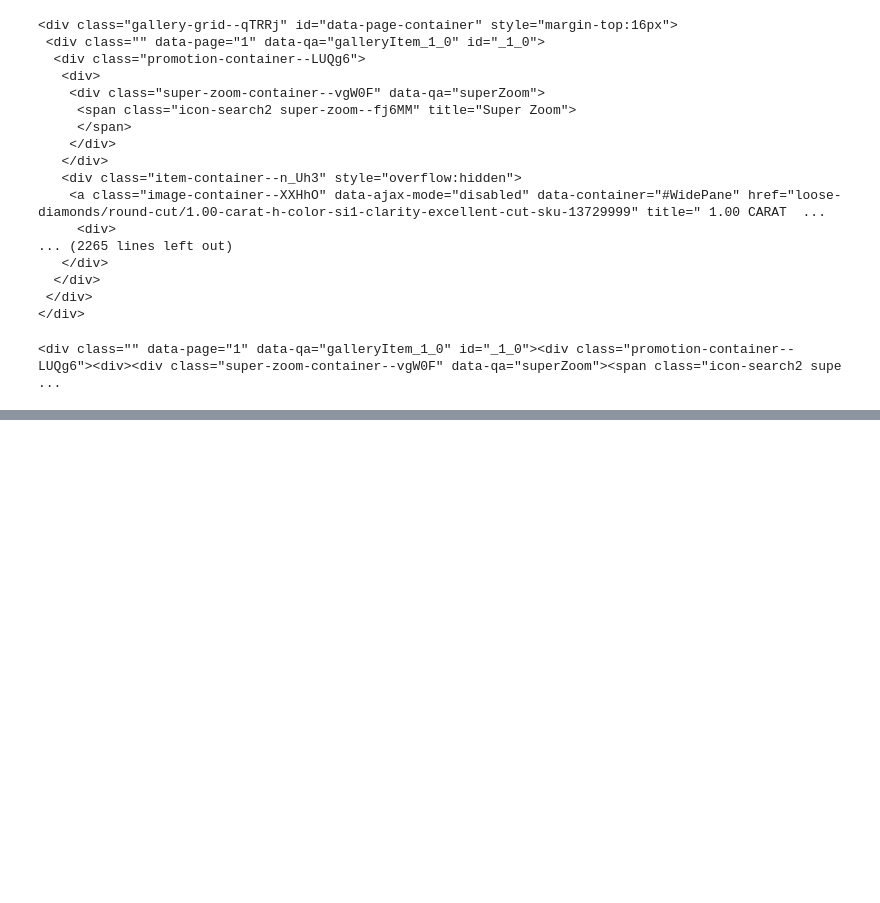
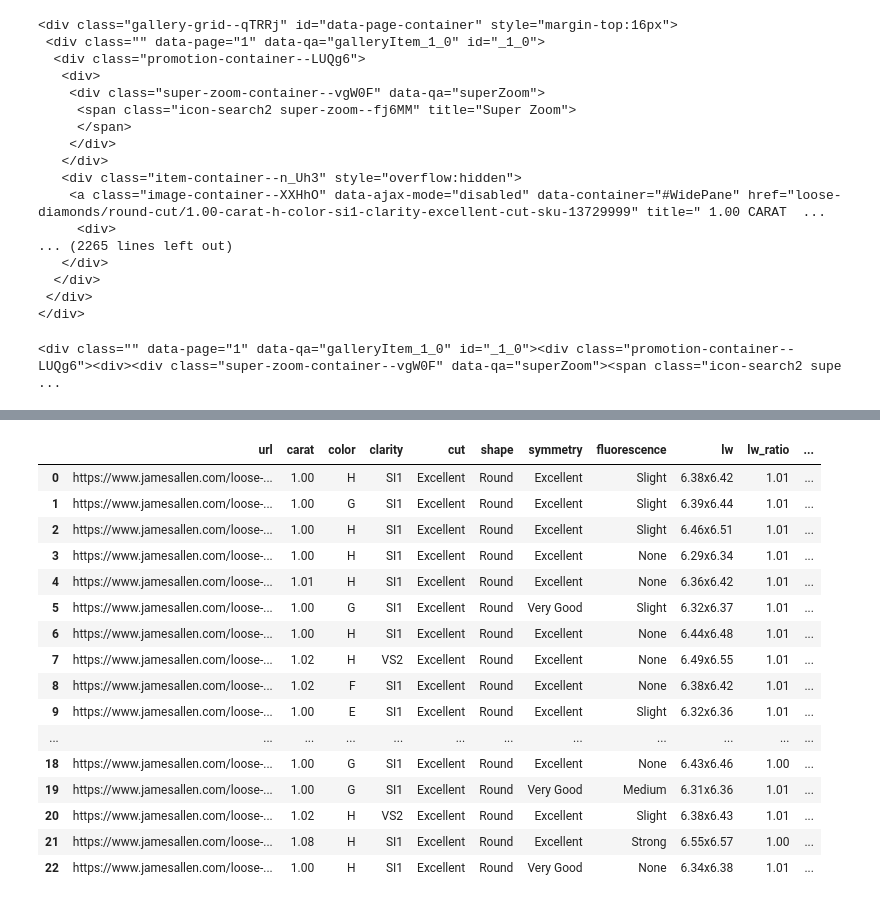
Before and after one commit to GitlerIsrael/Diamonds-price-prediction-model, a Jupyter notebook: Diamonds.ipynb, the cells around one changed output, grey strips where cells are left out. Cells and saved outputs as stored; diff of their text form; code cells hidden in the pictures; blank space fills up the shorter version.

Commit message:
web-scraping for each diamond in page

```diff
--- a/Diamonds.ipynb
+++ b/Diamonds.ipynb
@@ -78,13 +78,21 @@ def retrieve_data(page, listing_divs):
         url = current_diamond.select('a[class*=image-container]')[0]['href']
         url = 'https://www.jamesallen.com/'+url
 
-        data = current_diamond.select('a[class*=item-description]')[0].select('span')[0].string
-        data = data.split()
-        carat = data[0]
-        color = data[2]
-        clarity = data[3]
-        cut = data[4]
-        shape = data[6]
+        r = requests.get(url)
+        soup = bs(r.content, "html5lib")
+
+        data = soup.select('div[class*=tablesContainer]')[0]
+
+        carat = data.select('div[data-qa*=stone_carat_value]')[0].string
+        color = data.select('div[data-qa*=stone_color_value]')[0].string
+        clarity = data.select('div[data-qa*=stone_clarity_value]')[0].string
+        cut = data.select('div[data-qa*=stone_cut_value]')[0].string
+        shape = data.select('div[data-qa*=stone_shape_value]')[0].string
+        symmetry = data.select('div[data-qa*=stone_symmetry_value]')[0].string
+        fluorescence = data.select('div[data-qa*=stone_fluorescence_value]')[0].string
+        lw = data.select('div[data-qa*=stone_lw_value]')[0].string
+        lw_ratio = data.select('div[data-qa*=stone_lw_ratio_value]')[0].string
+        certificate = data.select('div[data-qa*=stone_certificate_value]')[0].string
         price = current_diamond.select('div[class*=salePrice]')[0].string
 
 
@@ -94,6 +102,11 @@ def retrieve_data(page, listing_divs):
         each_listing.append(clarity)
         each_listing.append(cut)
         each_listing.append(shape)
+        each_listing.append(symmetry)
+        each_listing.append(fluorescence)
+        each_listing.append(lw)
+        each_listing.append(lw_ratio)
+        each_listing.append(certificate)
         each_listing.append(price)
 
         listing_list.append(each_listing)
@@ -133,5 +146,23 @@ for url in range(pages):
     one_page_parsed = retrieve_data(page_number-1, listing_divs)
     all_pages_parsed.extend(one_page_parsed)
 # %%
-df = pd.DataFrame(all_pages_parsed, columns=['url','carat','color','clarity','cut','shape','price'])
-df.to_csv('Diamonds')
+df = pd.DataFrame(all_pages_parsed, columns=['url','carat','color','clarity','cut','shape', 'symmetry', 'fluorescence', 'lw', 'lw_ratio','certificate', 'price'])
+df
+# %% [output]
+|  | url | carat | color | clarity | cut | shape | symmetry | fluorescence | lw | lw_ratio | ... |
+| 0 | https://www.jamesallen.com/loose-... | 1.00 | H | SI1 | Excellent | Round | Excellent | Slight | 6.38x6.42 | 1.01 | ... |
+| 1 | https://www.jamesallen.com/loose-... | 1.00 | G | SI1 | Excellent | Round | Excellent | Slight | 6.39x6.44 | 1.01 | ... |
+| 2 | https://www.jamesallen.com/loose-... | 1.00 | H | SI1 | Excellent | Round | Excellent | Slight | 6.46x6.51 | 1.01 | ... |
+| 3 | https://www.jamesallen.com/loose-... | 1.00 | H | SI1 | Excellent | Round | Excellent | None | 6.29x6.34 | 1.01 | ... |
+| 4 | https://www.jamesallen.com/loose-... | 1.01 | H | SI1 | Excellent | Round | Excellent | None | 6.36x6.42 | 1.01 | ... |
+| 5 | https://www.jamesallen.com/loose-... | 1.00 | G | SI1 | Excellent | Round | Very Good | Slight | 6.32x6.37 | 1.01 | ... |
+| 6 | https://www.jamesallen.com/loose-... | 1.00 | H | SI1 | Excellent | Round | Excellent | None | 6.44x6.48 | 1.01 | ... |
+| 7 | https://www.jamesallen.com/loose-... | 1.02 | H | VS2 | Excellent | Round | Excellent | None | 6.49x6.55 | 1.01 | ... |
+| 8 | https://www.jamesallen.com/loose-... | 1.02 | F | SI1 | Excellent | Round | Excellent | None | 6.38x6.42 | 1.01 | ... |
+| 9 | https://www.jamesallen.com/loose-... | 1.00 | E | SI1 | Excellent | Round | Excellent | Slight | 6.32x6.36 | 1.01 | ... |
+| ... | ... | ... | ... | ... | ... | ... | ... | ... | ... | ... | ... |
+| 18 | https://www.jamesallen.com/loose-... | 1.00 | G | SI1 | Excellent | Round | Excellent | None | 6.43x6.46 | 1.00 | ... |
+| 19 | https://www.jamesallen.com/loose-... | 1.00 | G | SI1 | Excellent | Round | Very Good | Medium | 6.31x6.36 | 1.01 | ... |
+| 20 | https://www.jamesallen.com/loose-... | 1.02 | H | VS2 | Excellent | Round | Excellent | Slight | 6.38x6.43 | 1.01 | ... |
+| 21 | https://www.jamesallen.com/loose-... | 1.08 | H | SI1 | Excellent | Round | Excellent | Strong | 6.55x6.57 | 1.00 | ... |
+| 22 | https://www.jamesallen.com/loose-... | 1.00 | H | SI1 | Excellent | Round | Very Good | None | 6.34x6.38 | 1.01 | ... |
```
Also changed, not shown: parts of 2 cells of this notebook.
